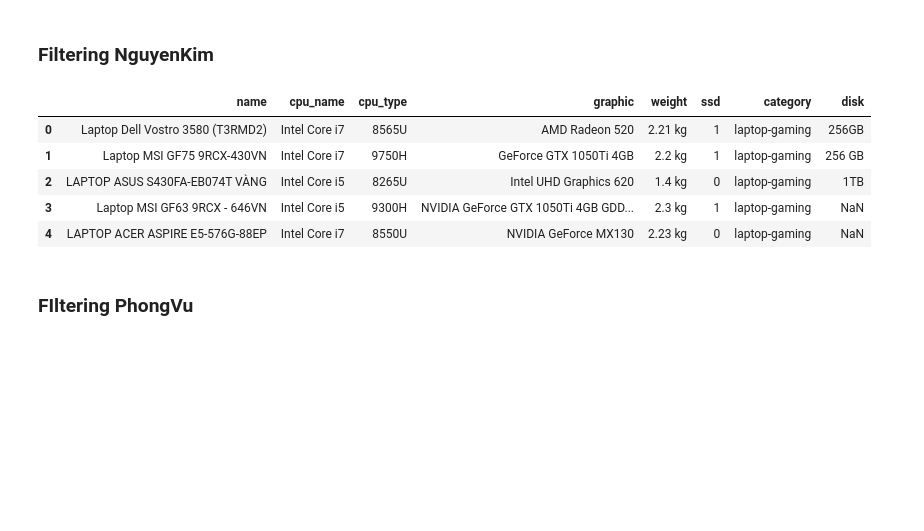
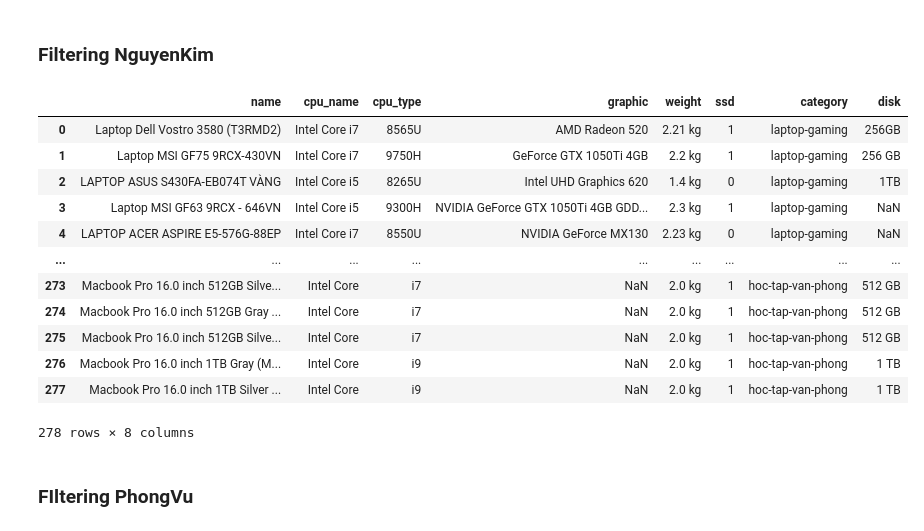
Before and after one commit to beohoang98/CS_DataScience_Project, a Jupyter notebook: crawler/Merge.ipynb, the cells around one changed output. Cells and saved outputs as stored; diff of their text form; code cells hidden in the pictures; blank space fills up the shorter version.

```diff
--- a/crawler/Merge.ipynb
+++ b/crawler/Merge.ipynb
@@ -122,23 +134,30 @@ new_df_nk=df_nk.drop(['Type_RAM'],axis=1)
 # %%
 new_df_nk_formatted = {
     'name': new_df_nk.Name,
     'cpu_name': new_df_nk.CPU,
     'cpu_type': new_df_nk.Type_CPU,
     'graphic': new_df_nk.Graphic,
     'weight': new_df_nk.Weight,
     'ssd': new_df_nk.SSD,
     'category': new_df_nk.Type_laptop,
     'disk': new_df_nk.Storage
 }
 new_df_nk_formatted = pd.DataFrame(new_df_nk_formatted)
-new_df_nk_formatted.head()
+new_df_nk_formatted
 # %% [output]
 |  | name | cpu_name | cpu_type | graphic | weight | ssd | category | disk |
 | 0 | Laptop Dell Vostro 3580 (T3RMD2) | Intel Core i7 | 8565U | AMD Radeon 520 | 2.21 kg | 1 | laptop-gaming | 256GB |
 | 1 | Laptop MSI GF75 9RCX-430VN | Intel Core i7 | 9750H | GeForce GTX 1050Ti 4GB | 2.2 kg | 1 | laptop-gaming | 256 GB |
 | 2 | LAPTOP ASUS S430FA-EB074T VÀNG | Intel Core i5 | 8265U | Intel UHD Graphics 620 | 1.4 kg | 0 | laptop-gaming | 1TB |
 | 3 | Laptop MSI GF63 9RCX - 646VN | Intel Core i5 | 9300H | NVIDIA GeForce GTX 1050Ti 4GB GDD... | 2.3 kg | 1 | laptop-gaming | NaN |
 | 4 | LAPTOP ACER ASPIRE E5-576G-88EP | Intel Core i7 | 8550U | NVIDIA GeForce MX130 | 2.23 kg | 0 | laptop-gaming | NaN |
+| ... | ... | ... | ... | ... | ... | ... | ... | ... |
+| 273 | Macbook Pro 16.0 inch 512GB Silve... | Intel Core | i7 | NaN | 2.0 kg | 1 | hoc-tap-van-phong | 512 GB |
+| 274 | Macbook Pro 16.0 inch 512GB Gray ... | Intel Core | i7 | NaN | 2.0 kg | 1 | hoc-tap-van-phong | 512 GB |
+| 275 | Macbook Pro 16.0 inch 512GB Silve... | Intel Core | i7 | NaN | 2.0 kg | 1 | hoc-tap-van-phong | 512 GB |
+| 276 | Macbook Pro 16.0 inch 1TB Gray (M... | Intel Core | i9 | NaN | 2.0 kg | 1 | hoc-tap-van-phong | 1 TB |
+| 277 | Macbook Pro 16.0 inch 1TB Silver ... | Intel Core | i9 | NaN | 2.0 kg | 1 | hoc-tap-van-phong | 1 TB |
+278 rows × 8 columns
 # %% [markdown]
 ### FIltering PhongVu
 # %%
```
Also changed, not shown: parts of 6 cells of this notebook, 1 other file.
